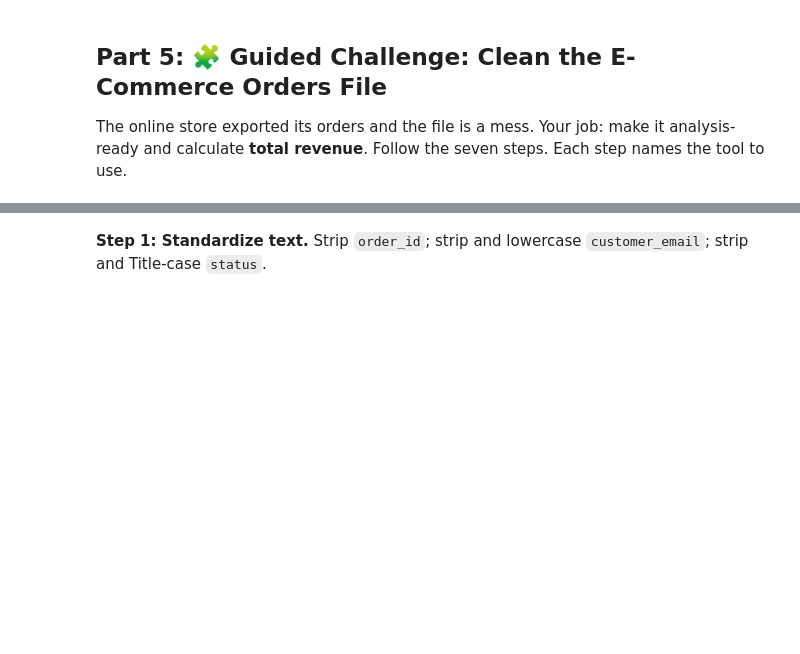
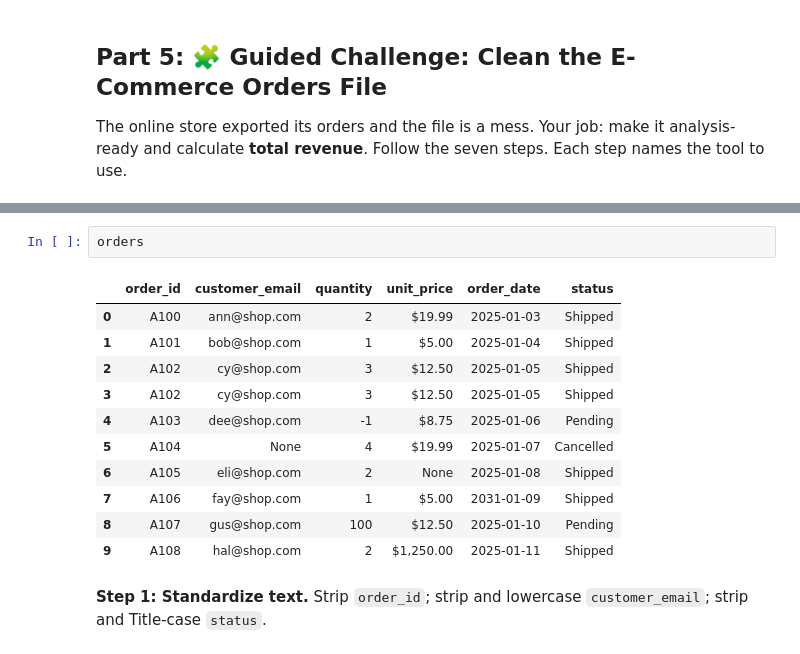
Before and after one commit to profhamilton3/DataAnalytics, a Jupyter notebook: session_5_data_quality_cleansing_lab.ipynb, the cells around one changed output, grey strips where cells are left out. Saved outputs shown, nothing was run; the diff lists cells and outputs as text; blank space fills up the shorter version.

```diff
--- a/session_5_data_quality_cleansing_lab.ipynb
+++ b/session_5_data_quality_cleansing_lab.ipynb
@@ -256,3 +387,17 @@ quality_report(orders_raw, "orders BEFORE")
+# %%
+orders
+# %% [output]
+|  | order_id | customer_email | quantity | unit_price | order_date | status |
+| 0 | A100 | ann@shop.com | 2 | $19.99 | 2025-01-03 | Shipped |
+| 1 | A101 | bob@shop.com | 1 | $5.00 | 2025-01-04 | Shipped |
+| 2 | A102 | cy@shop.com | 3 | $12.50 | 2025-01-05 | Shipped |
+| 3 | A102 | cy@shop.com | 3 | $12.50 | 2025-01-05 | Shipped |
+| 4 | A103 | dee@shop.com | -1 | $8.75 | 2025-01-06 | Pending |
+| 5 | A104 | None | 4 | $19.99 | 2025-01-07 | Cancelled |
+| 6 | A105 | eli@shop.com | 2 | None | 2025-01-08 | Shipped |
+| 7 | A106 | fay@shop.com | 1 | $5.00 | 2031-01-09 | Shipped |
+| 8 | A107 | gus@shop.com | 100 | $12.50 | 2025-01-10 | Pending |
+| 9 | A108 | hal@shop.com | 2 | $1,250.00 | 2025-01-11 | Shipped |
 # %% [markdown]
 **Step 1: Standardize text.** Strip `order_id`; strip and lowercase `customer_email`; strip and Title-case `status`.
 # %%
```
Also changed, not shown: parts of 20 cells of this notebook.
